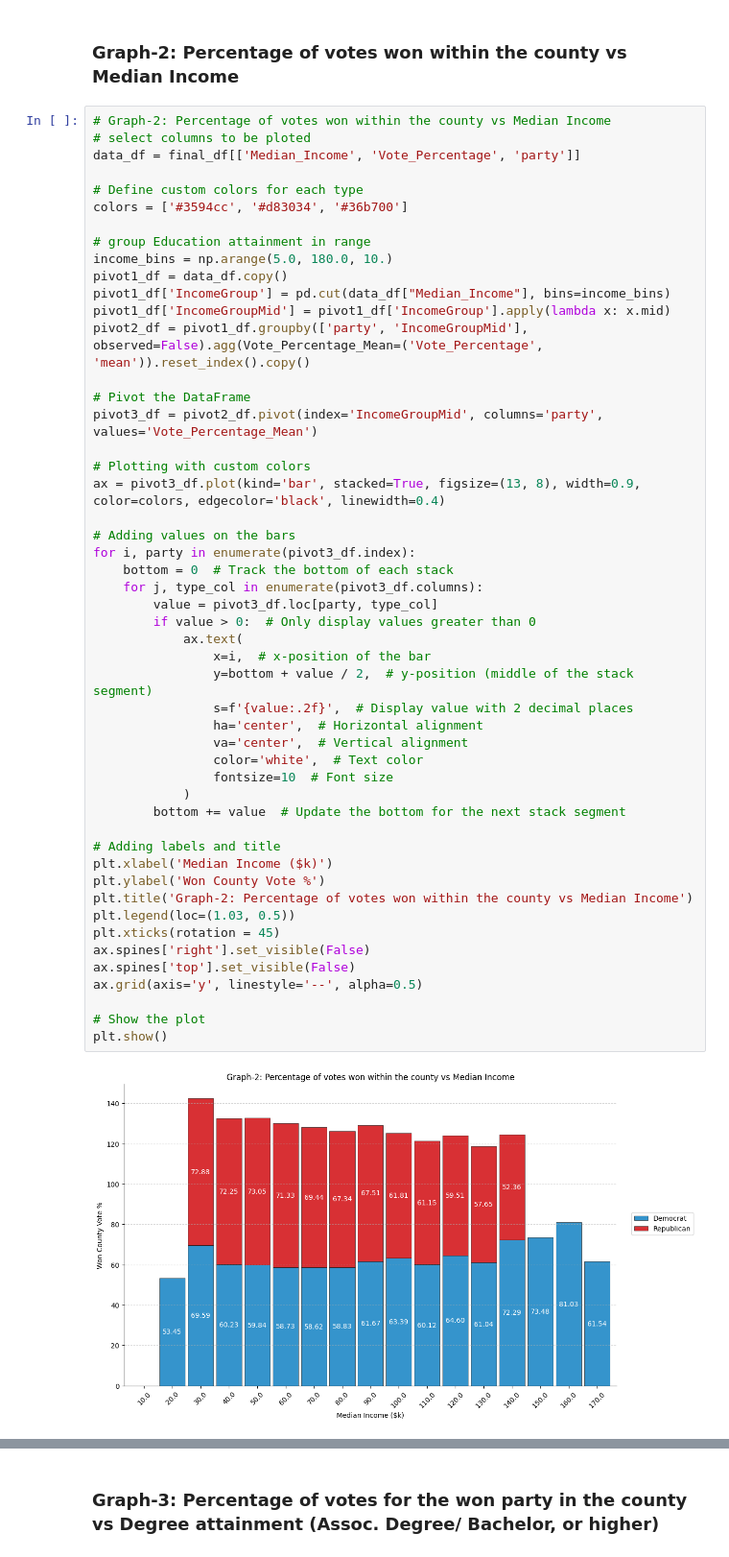
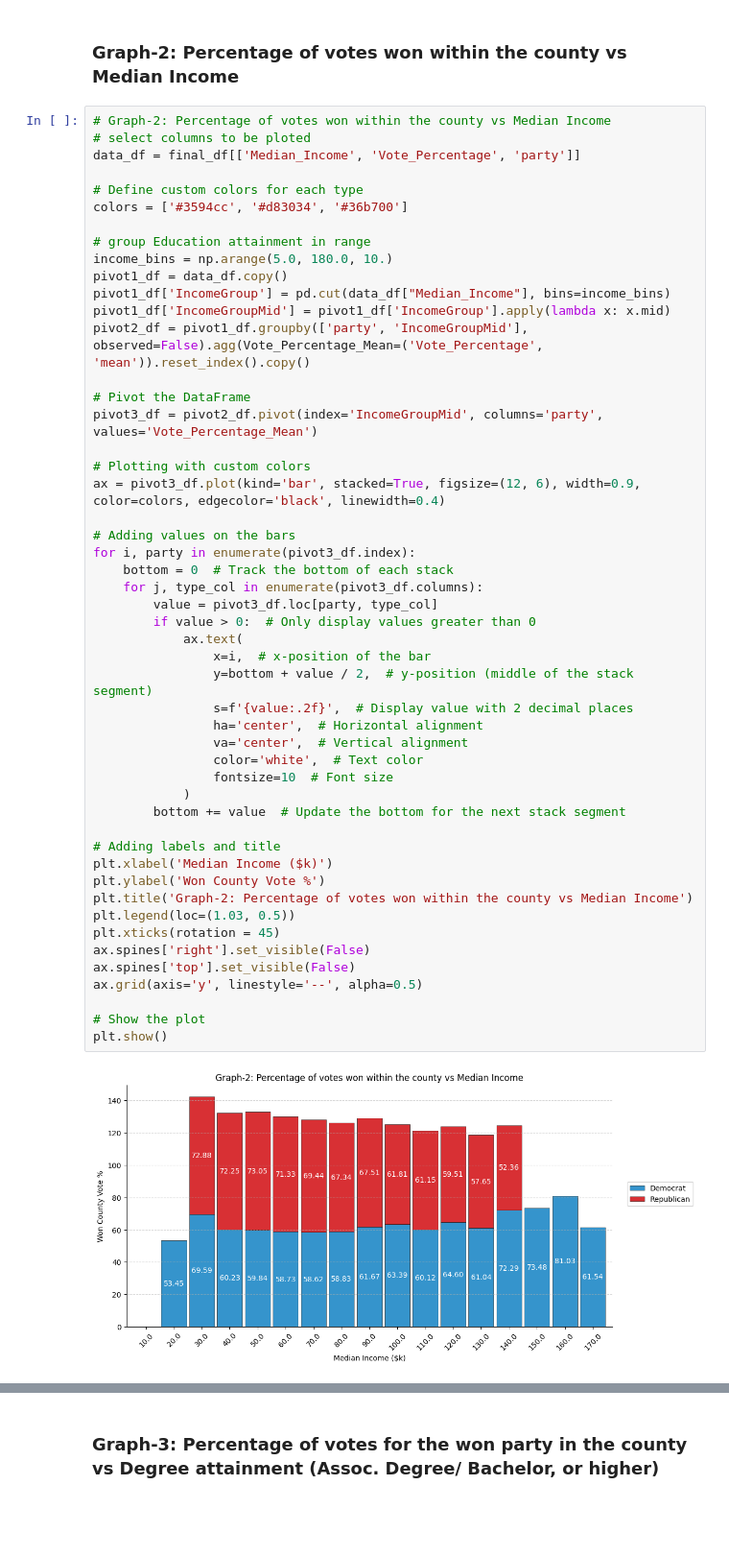
Before and after one commit to ECO225-W2025/eco225-project-code-marcus214, a Jupyter notebook: Project-One.ipynb, the cells around one changed output, grey strips where cells are left out. Shown at 96% size. Drawn from its saved outputs; the diff is of its cells as text; blank space fills up the shorter version.

```diff
--- a/Project-One.ipynb
+++ b/Project-One.ipynb
@@ -303,38 +287,38 @@ pivot2_df = pivot1_df.groupby(['party', 'IncomeGroupMid'], observed=False).agg(V
 pivot3_df = pivot2_df.pivot(index='IncomeGroupMid', columns='party', values='Vote_Percentage_Mean')
 
 # Plotting with custom colors
-ax = pivot3_df.plot(kind='bar', stacked=True, figsize=(13, 8), width=0.9, color=colors, edgecolor='black', linewidth=0.4)
+ax = pivot3_df.plot(kind='bar', stacked=True, figsize=(12, 6), width=0.9, color=colors, edgecolor='black', linewidth=0.4)
 
 # Adding values on the bars
 for i, party in enumerate(pivot3_df.index):
     bottom = 0  # Track the bottom of each stack
     for j, type_col in enumerate(pivot3_df.columns):
         value = pivot3_df.loc[party, type_col]
         if value > 0:  # Only display values greater than 0
             ax.text(
                 x=i,  # x-position of the bar
                 y=bottom + value / 2,  # y-position (middle of the stack segment)
                 s=f'{value:.2f}',  # Display value with 2 decimal places
                 ha='center',  # Horizontal alignment
                 va='center',  # Vertical alignment
                 color='white',  # Text color
                 fontsize=10  # Font size
             )
         bottom += value  # Update the bottom for the next stack segment
 
 # Adding labels and title
 plt.xlabel('Median Income ($k)')
 plt.ylabel('Won County Vote %')
 plt.title('Graph-2: Percentage of votes won within the county vs Median Income')
 plt.legend(loc=(1.03, 0.5))
 plt.xticks(rotation = 45)
 ax.spines['right'].set_visible(False)
 ax.spines['top'].set_visible(False)
 ax.grid(axis='y', linestyle='--', alpha=0.5)
 
 # Show the plot
 plt.show()
 # %% [output]
-[figure, old version]
+[figure, new version]
 # %% [markdown]
 This graph displays the median income and the winning vote percentage within the winning party for the county. It shows how much each county wins at different income levels. We can see that higher-income groups tended to have higher vote percentages for the Democrats, while Republicans tended to be supported by lower-income counties. The two lowest and highest ranges of counties were all won by the Democrats.
```
Also changed, not shown: parts of 18 cells of this notebook.
